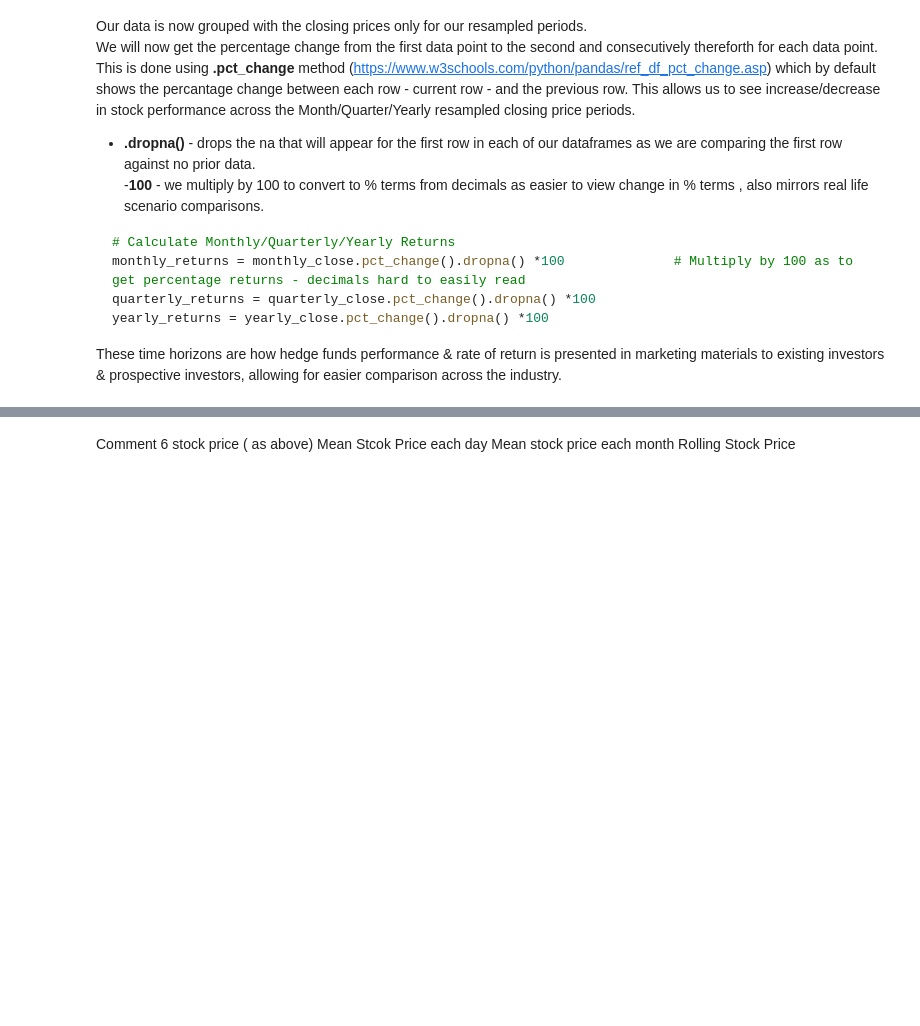
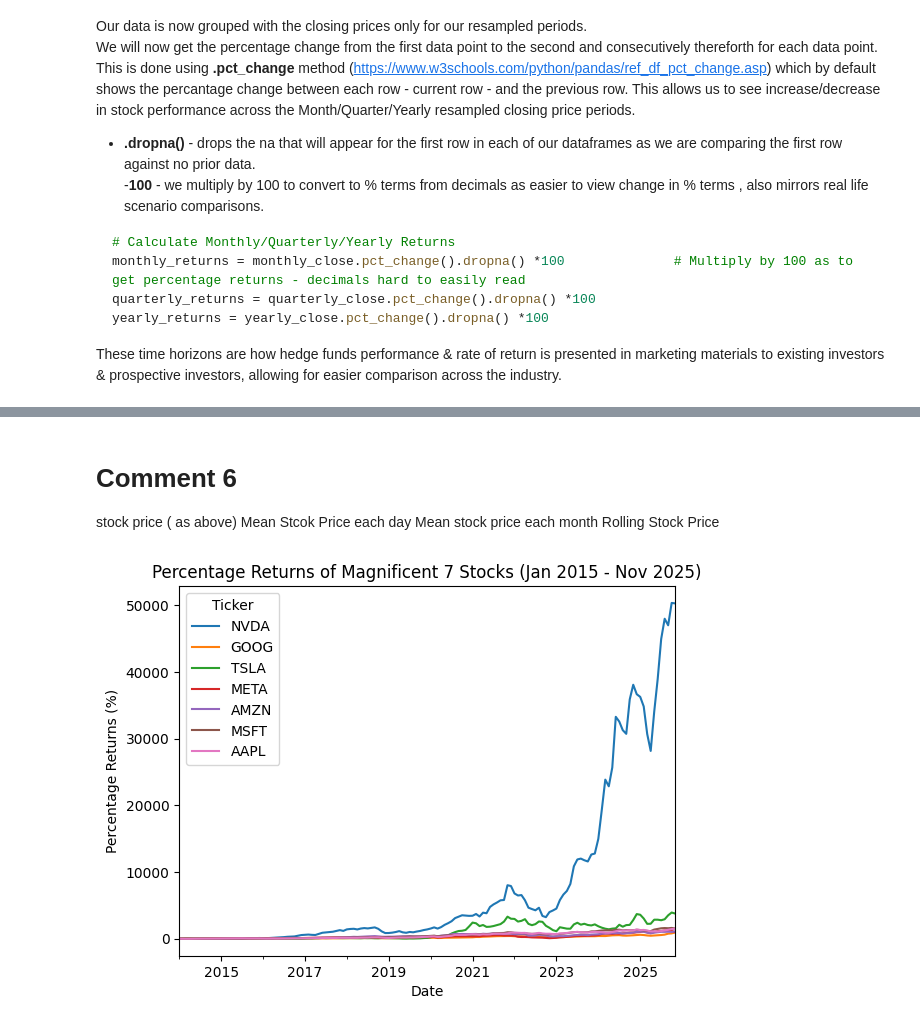
Before and after one commit to Mr-Scarf/programming-for-data-analytics, a Jupyter notebook: project/Project.ipynb, the cells around one changed output, grey strips where cells are left out. Drawn from its saved outputs; the diff is of its cells as text; code cells hidden in the pictures; blank space fills up the shorter version.

```diff
--- a/project/Project.ipynb
+++ b/project/Project.ipynb
@@ -472,7 +472,7 @@ Stock split lowers the price of a single share - value of a share is reduced pro
 **Tesla** was shown to be the most volatile from the standard deviation of returns(17.58%). This can be seen by the stock leading the way with the biggest loss(-36.73%) and the highest return(74.14%)
 Investors with a high risk appetite might favour this stock while investors drawn to more stable returns might prefer **Microsoft** which had the lowest standard deviation (6.14%); the lowest loss (-13.02%) & stable mean(2.13%) & median returns(2.04%)
 # %% [markdown]
-Comment  6
+# Comment  6
 stock price ( as above)
 Mean Stcok Price each day
 Mean stock price each month
@@ -491,3 +491,9 @@ mean_returns = df_returns.mean()
 
 # Volatility - standard deviation of returns
 volatility = df_returns.std()
+# %%
+# Plot the percentage returns for each stock over the time period
+df_percent_returns.plot(title="Percentage Returns of Magnificent 7 Stocks (Jan 2015 - Nov 2025)", ylabel="Percentage Returns (%)", xlabel="Date")
+plt.show()
+# %% [output]
+[figure, added]
```
Also changed, not shown: parts of 10 cells of this notebook, 1 other file.
